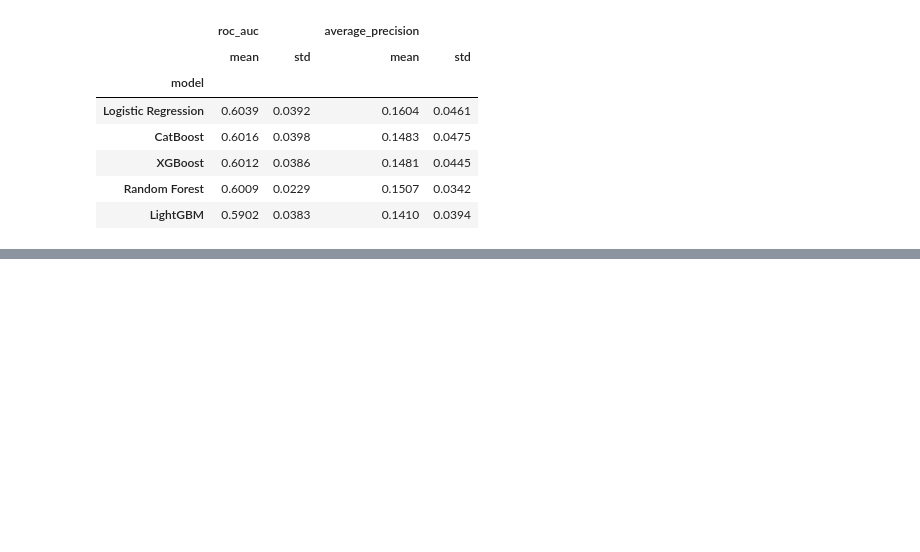
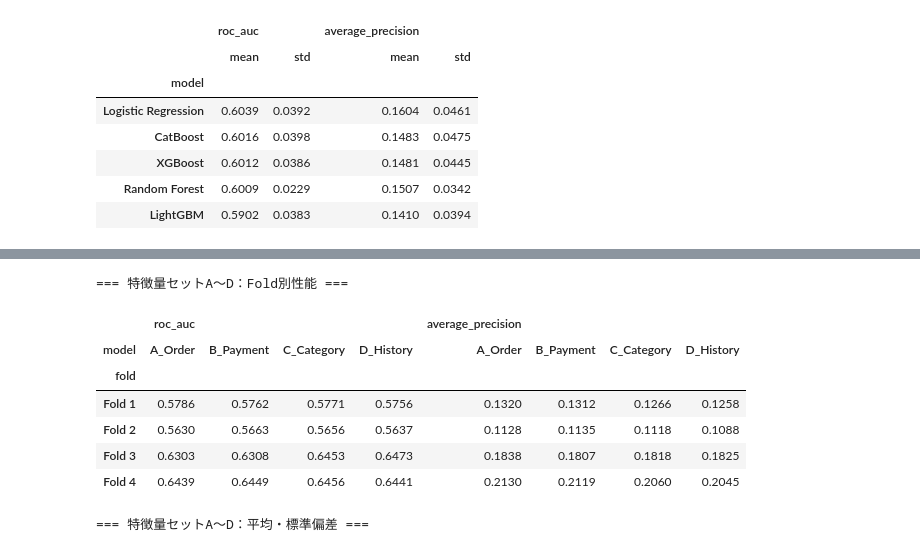
Before and after one commit to RyoShimoda/AWS_Python_data_analysis, a Jupyter notebook: notebooks/13_low_review_model_comparison.ipynb, the cells around one changed output, grey strips where cells are left out. Drawn from its saved outputs; the diff is of its cells as text; code cells hidden in the pictures; blank space fills up the shorter version.

```diff
--- a/notebooks/13_low_review_model_comparison.ipynb
+++ b/notebooks/13_low_review_model_comparison.ipynb
@@ -1776,0 +1858,77 @@ display(
+# %%
+import pandas as pd
+from sklearn.metrics import (
+    average_precision_score,
+    roc_auc_score,
+)
+
+from src.model_training import train_logistic_model
+
+feature_cv_results = []
+
+for model_name, features in feature_sets.items():
+    for fold_name, start, end in fold_configs:
+        start = pd.Timestamp(start)
+        end = pd.Timestamp(end)
+
+        # 学習時点で配送とレビュー回答が完了した注文
+        train = df_cv_model.loc[
+            (df_cv_model["delivered_timestamp"] < start)
+            & (df_cv_model["last_review_timestamp"] < start)
+        ]
+
+        # 検証期間に配送完了した注文
+        val = df_cv_model.loc[
+            (df_cv_model["delivered_timestamp"] >= start)
+            & (df_cv_model["delivered_timestamp"] < end)
+        ]
+
+        # 既存関数で学習・予測
+        model, y_val, probabilities = train_logistic_model(
+            train,
+            val,
+            features["numeric"],
+            features["categorical"],
+        )
+
+        # 評価結果を記録
+        feature_cv_results.append(
+            {
+                "model": model_name,
+                "fold": fold_name,
+                "train_orders": len(train),
+                "val_orders": len(val),
+                "roc_auc": roc_auc_score(y_val, probabilities),
+                "average_precision": average_precision_score(y_val, probabilities),
+            }
+        )
+
+df_feature_cv_results = pd.DataFrame(feature_cv_results)
+
+print("=== 特徴量セットA〜D：Fold別性能 ===")
+
+display(
+    df_feature_cv_results.pivot(
+        index="fold",
+        columns="model",
+        values=["roc_auc", "average_precision"],
+    ).round(4)
+)
+
+print("\n=== 特徴量セットA〜D：平均・標準偏差 ===")
+
+display(
+    df_feature_cv_results.groupby("model")[["roc_auc", "average_precision"]]
+    .agg(["mean", "std"])
+    .round(4)
+)
+# %% [output]
+=== 特徴量セットA〜D：Fold別性能 ===
+|  | roc_auc |  |  |  | average_precision |  |  |  |
+| model | A_Order | B_Payment | C_Category | D_History | A_Order | B_Payment | C_Category | D_History |
+| fold |  |  |  |  |  |  |  |  |
+| Fold 1 | 0.5786 | 0.5762 | 0.5771 | 0.5756 | 0.1320 | 0.1312 | 0.1266 | 0.1258 |
+| Fold 2 | 0.5630 | 0.5663 | 0.5656 | 0.5637 | 0.1128 | 0.1135 | 0.1118 | 0.1088 |
+| Fold 3 | 0.6303 | 0.6308 | 0.6453 | 0.6473 | 0.1838 | 0.1807 | 0.1818 | 0.1825 |
+| Fold 4 | 0.6439 | 0.6449 | 0.6456 | 0.6441 | 0.2130 | 0.2119 | 0.2060 | 0.2045 |
+=== 特徴量セットA〜D：平均・標準偏差 ===
```
Also changed, not shown: parts of 22 cells of this notebook, 3 other files.
